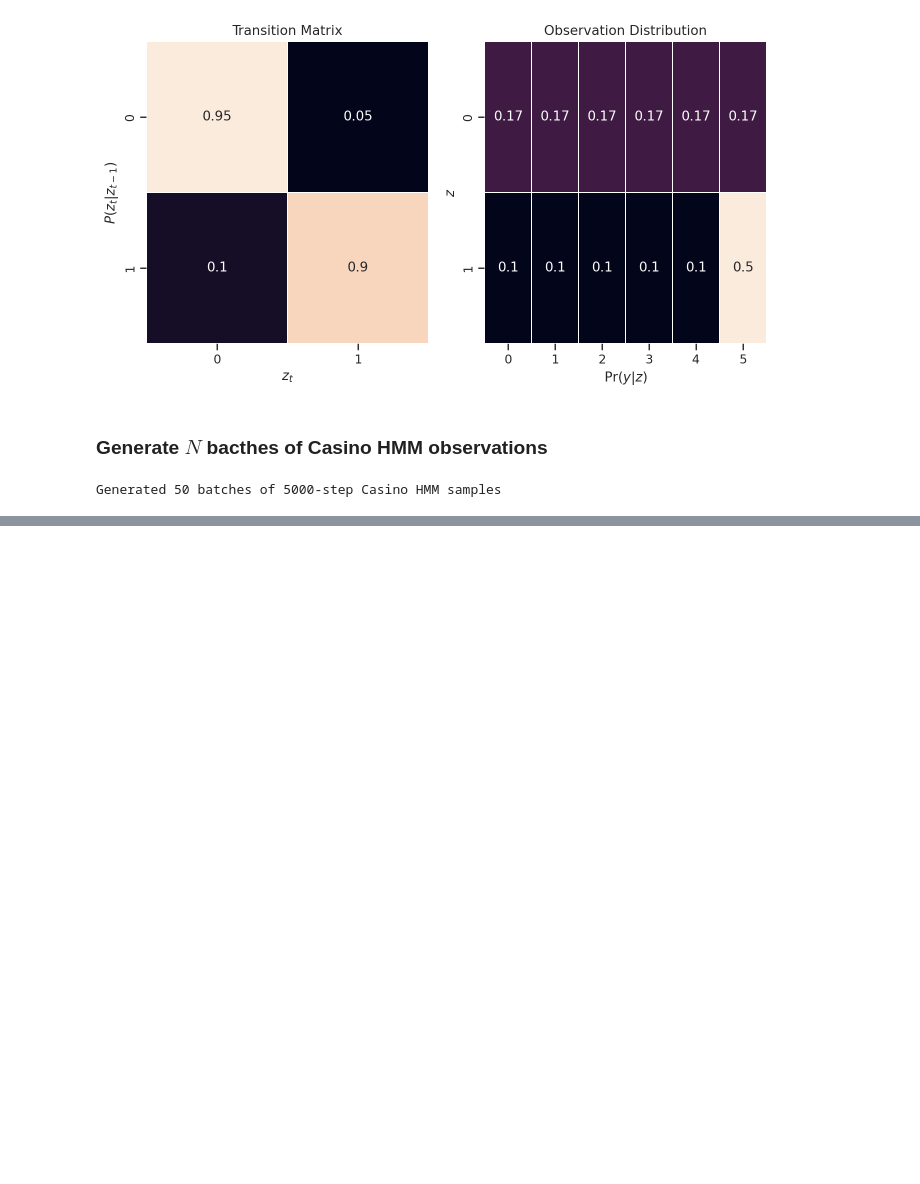
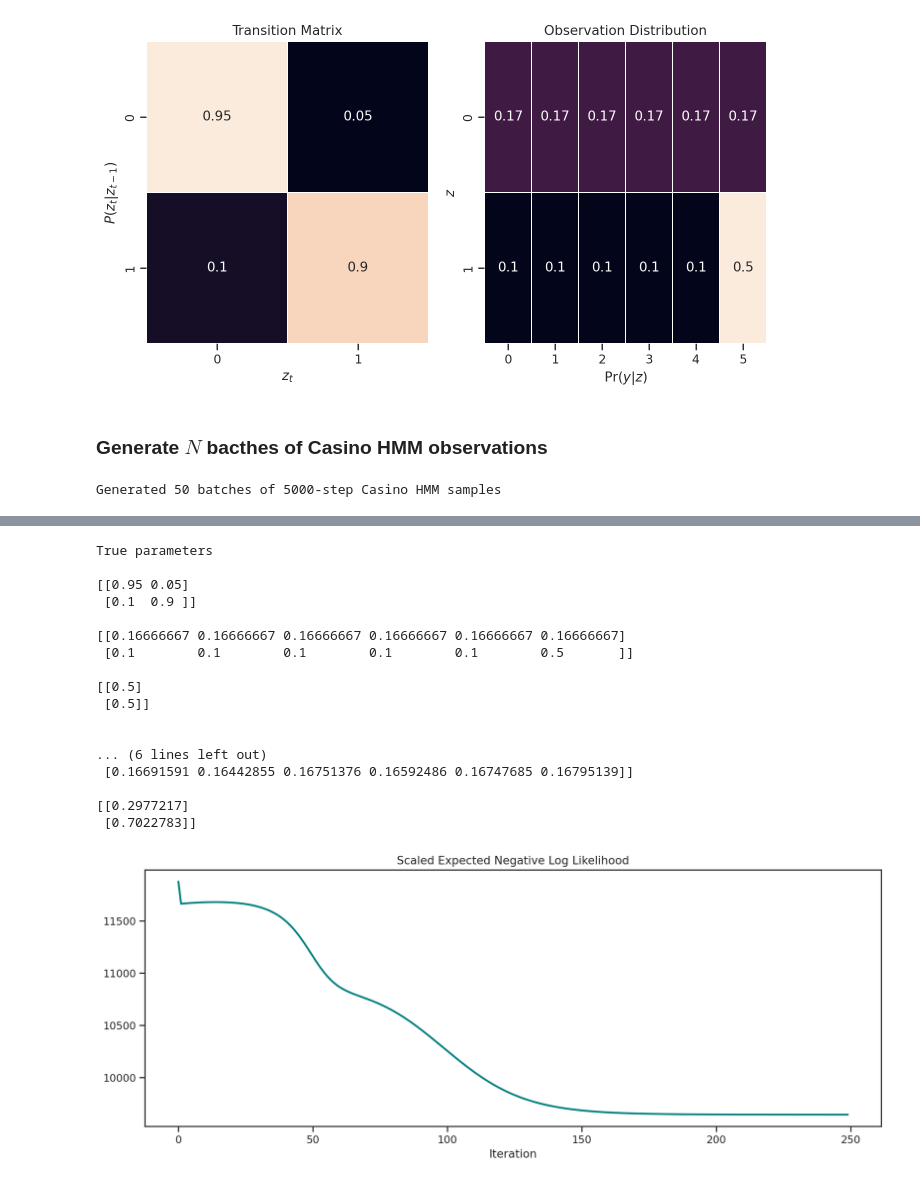
Before and after one commit to CorpuzKB/PML-Advance-Topics-notebooks, a Jupyter notebook: HMM_Baum_Welch_(EM)__TensorFlow.ipynb, the cells around one changed output, grey strips where cells are left out. Drawn from its saved outputs; the diff is of its cells as text; code cells hidden in the pictures; blank space fills up the shorter version.

Commit message:
Updated plot

```diff
--- a/HMM_Baum_Welch_(EM)__TensorFlow.ipynb
+++ b/HMM_Baum_Welch_(EM)__TensorFlow.ipynb
@@ -78,7 +78,7 @@ class EM_HMM_Categorical:
 
   def iter_print(self, curr_iter, LL_t):
     #tf.print('\nIteration {}:\n A:\n{}\n\n B:\n{}\n\n π:\n{}'.format(curr_iter, *self.parameters.values()))
-    tf.print('Iteration {}:\tNLL = {}'.format(curr_iter, LL_t))
+    tf.print('Iteration {}:\tECDLL = {}'.format(curr_iter, LL_t))
 
   def expeted_CDLL(self, A_t, B_t, γ_t, π_t, local_evidence, E_N1, E_NJK):
     Q_1 = tf.reduce_sum(E_N1 * tf.math.log(π_t))
@@ -260,0 +265,26 @@ plt.plot(LL[1:])
+# %%
+tf.print('True parameters\n\n{}\n\n{}\n\n{}'.format(A_g, B_g, π_g), '\n\n')
+tf.print('Learned parameters \n\n{}\n\n{}\n\n{}'.format(HMM_fit.parameters.get('A'), HMM_fit.parameters.get('B'), HMM_fit.parameters.get('π')), '\n\n')
+Q_ = - HMM_fit.parameters.get('Q') / num_batches
+plt.figure(figsize=(14, 5))
+plt.plot(Q_[1:], color="teal", linewidth=2)
+plt.title("Scaled Expected Negative Log Likelihood"); plt.xlabel('Iteration'); plt.show()
+# %% [output]
+True parameters
+
+[[0.95 0.05]
+ [0.1  0.9 ]]
+
+[[0.16666667 0.16666667 0.16666667 0.16666667 0.16666667 0.16666667]
+ [0.1        0.1        0.1        0.1        0.1        0.5       ]]
+
+[[0.5]
+ [0.5]]
+
+
+... (6 lines left out)
+ [0.16691591 0.16442855 0.16751376 0.16592486 0.16747685 0.16795139]]
+
+[[0.2977217]
+ [0.7022783]]
+[figure, added]
```
Also changed, not shown: parts of 2 cells of this notebook.
